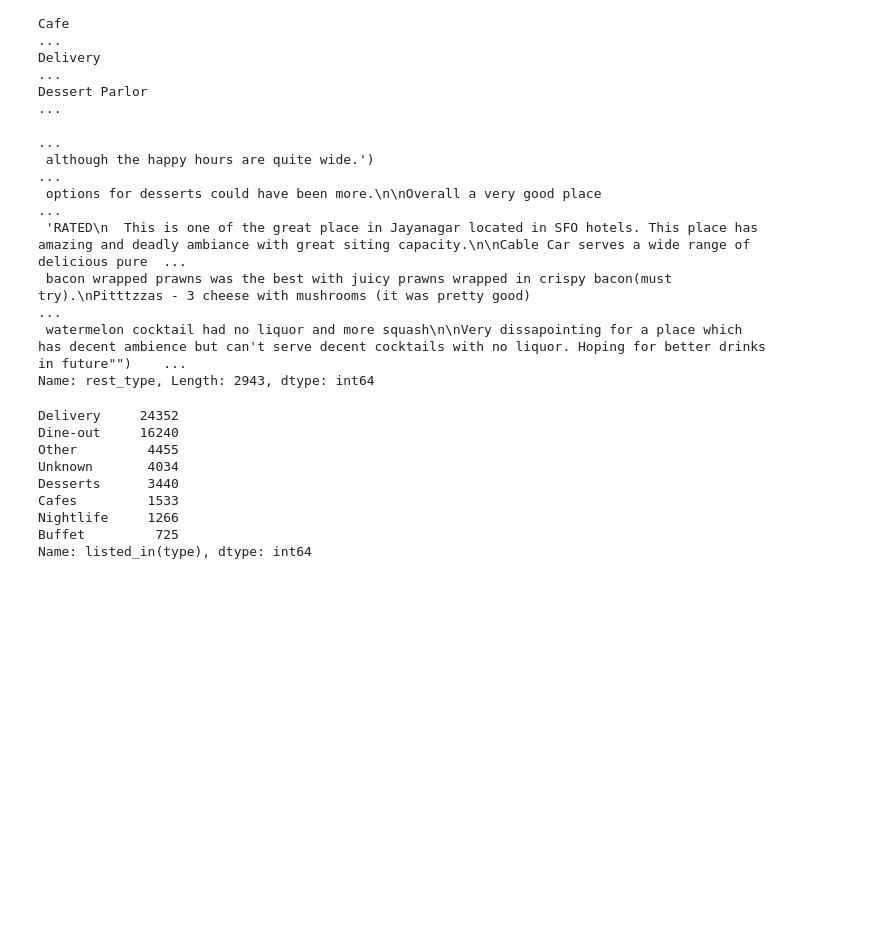
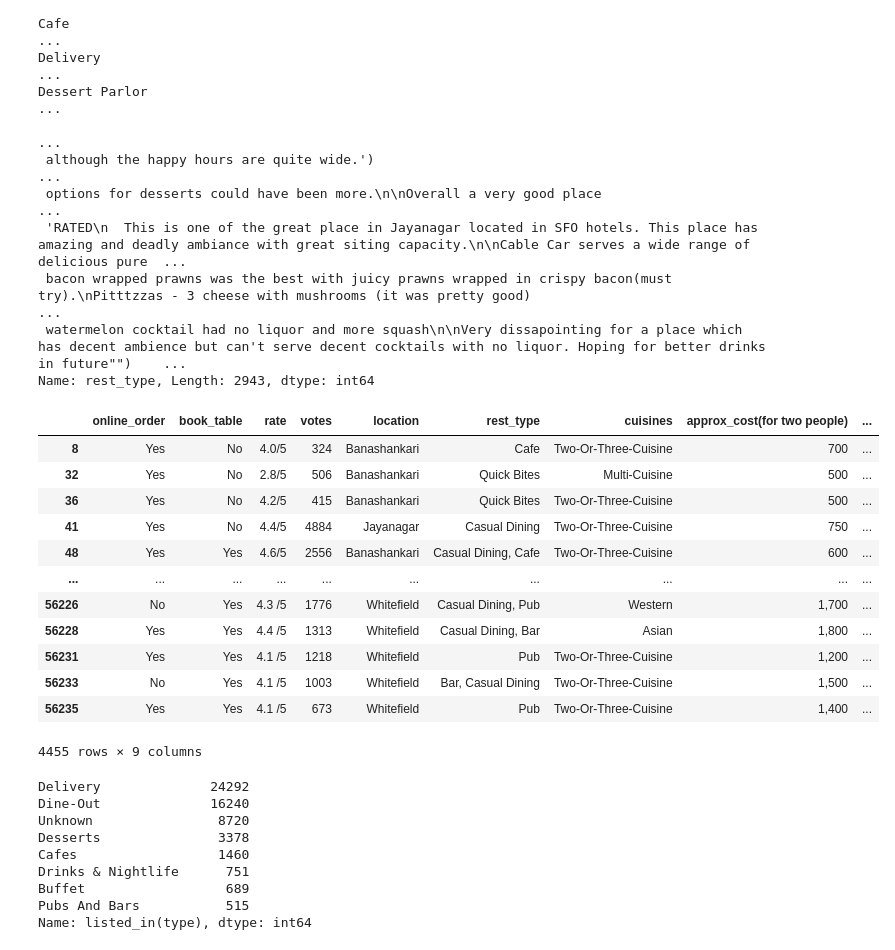
Before and after one commit to 3-vasu31/Food-Analysis, a Jupyter notebook: Test_Model/test2.ipynb, the cells around one changed output. Cells and saved outputs as stored; diff of their text form; code cells hidden in the pictures; blank space fills up the shorter version.

Commit message:
Finally my data is cleaned and preprocessed!

```diff
--- a/Test_Model/test2.ipynb
+++ b/Test_Model/test2.ipynb
@@ -75,0 +93,2 @@ df2.drop(columns=['phone'], inplace=True)
+# %%
+df2.drop(columns=['dish_liked'], inplace=True)
@@ -76,3 +97,5 @@ df2.drop(columns=['phone'], inplace=True)
+# %%
+df2.drop(columns= ['name'], inplace=True)
 # %% [markdown]
 ### Working with 'Address' and 'Location' columns to extract useful information
 # %%
@@ -203,7 +224,7 @@ def clean_and_match_location(df, Top_k_features):
     7) Drop intermediate columns used for processing.
     Parameters:
     df (pd.DataFrame): Input dataframe with 'location' and 'address' columns.
-    Top_k_features (int): Number of top locations to retain; others grouped as 'Other'.
+    Top_k_features (int): Number of top locations to retain; others grouped as 'Rare Locations'.
     Returns:
     pd.DataFrame: Dataframe with cleaned and matched 'location' column.
     '''
@@ -223,7 +244,7 @@ def clean_and_match_location(df, Top_k_features):
                 return True
         return False
 
-    # 1) CLEAN LOCATION COLUMN
+    #CLEAN LOCATION COLUMN
     def clean_location_text(loc):
         if pd.isna(loc) or contains_invalid_pattern(loc):
             return None
@@ -251,7 +272,7 @@ def clean_and_match_location(df, Top_k_features):
     df['location_cleaned'] = df['location'].apply(clean_location_text)
 
 
-    # 2) CLEAN ADDRESS COLUMN BEFORE EXTRACTION
+    #CLEAN ADDRESS COLUMN BEFORE EXTRACTION
     def clean_address(addr):
         if pd.isna(addr) or contains_invalid_pattern(addr):
             return None
@@ -260,7 +281,7 @@ def clean_and_match_location(df, Top_k_features):
     df['address_clean'] = df['address'].apply(clean_address)
 
 
-    # 3) EXTRACT LOCATION FROM ADDRESS
+    #EXTRACT LOCATION FROM ADDRESS
     def extract_location_from_address(addr):
         if addr is None:
             return None
@@ -283,7 +304,7 @@ def clean_and_match_location(df, Top_k_features):
     df['address_location'] = df['address_clean'].apply(extract_location_from_address)
 
 
-    # 4) MATCH SCORE
+    #MATCH SCORE
     def calculate_match_score(row):
         loc = row['location_cleaned']
         addr = row['address_location']
@@ -303,7 +324,7 @@ def clean_and_match_location(df, Top_k_features):
     df['location_match_score'] = df.apply(calculate_match_score, axis=1)
 
 
-    # 5) CHOOSE FINAL LOCATION
+    #CHOOSE FINAL LOCATION
     def get_final_location(row):
         if row['location_cleaned'] is not None and row['location_match_score'] >= 2:
             return row['location_cleaned']
@@ -319,17 +340,17 @@ def clean_and_match_location(df, Top_k_features):
     df['location_final'] = df['location_final'].fillna('Unknown')
 
 
-    # 6) GROUP RARE LOCATIONS
+    #GROUP RARE LOCATIONS
     top_n = Top_k_features
     location_counts = df['location_final'].value_counts()
     top_locations = location_counts.head(top_n).index
 
     df['location'] = df['location_final'].apply(
-        lambda x: x if x in top_locations else 'Unknown'
+        lambda x: x if x in top_locations else 'Rare Locations'
     )
 
 
-    # 7) DROP INTERMEDIATE COLUMNS
+    #DROP INTERMEDIATE COLUMNS
 
     df = df.drop(columns=[
         'location_cleaned',
@@ -384,8 +405,8 @@ def map_cuisine(cuisine):
     """
     Maps cuisine strings to cuisine groups.
     - If restaurant falls into 1 group: returns that group
-    - If restaurant falls into 2-3 groups: returns 'Multi-Cuisine'
-    - If falls into >3 groups or no match: returns 'Other'
+    - If restaurant falls into 2-3 groups: returns 'Two-Or-Three-Cuisine'
+    - If falls into >3 groups or no match: returns 'Multi-Cuisine'
     """
     if pd.isnull(cuisine):
         return "Other"
@@ -533,6 +584,22 @@ Dessert Parlor
  bacon wrapped prawns was the best with juicy prawns wrapped in crispy bacon(must try).\nPitttzzas - 3 cheese with mushrooms (it was pretty good)                                                        ...
  watermelon cocktail had no liquor and more squash\n\nVery dissapointing for a place which has decent ambience but can't serve decent cocktails with no liquor. Hoping for better drinks in future"")    ...
 Name: rest_type, Length: 2943, dtype: int64
+# %%
+df2[df2['listed_in(type)'].isnull()]
+# %% [output]
+|  | online_order | book_table | rate | votes | location | rest_type | cuisines | approx_cost(for two people) | ... |
+| 8 | Yes | No | 4.0/5 | 324 | Banashankari | Cafe | Two-Or-Three-Cuisine | 700 | ... |
+| 32 | Yes | No | 2.8/5 | 506 | Banashankari | Quick Bites | Multi-Cuisine | 500 | ... |
+| 36 | Yes | No | 4.2/5 | 415 | Banashankari | Quick Bites | Two-Or-Three-Cuisine | 500 | ... |
+| 41 | Yes | No | 4.4/5 | 4884 | Jayanagar | Casual Dining | Two-Or-Three-Cuisine | 750 | ... |
+| 48 | Yes | Yes | 4.6/5 | 2556 | Banashankari | Casual Dining, Cafe | Two-Or-Three-Cuisine | 600 | ... |
+| ... | ... | ... | ... | ... | ... | ... | ... | ... | ... |
+| 56226 | No | Yes | 4.3 /5 | 1776 | Whitefield | Casual Dining, Pub | Western | 1,700 | ... |
+| 56228 | Yes | Yes | 4.4 /5 | 1313 | Whitefield | Casual Dining, Bar | Asian | 1,800 | ... |
+| 56231 | Yes | Yes | 4.1 /5 | 1218 | Whitefield | Pub | Two-Or-Three-Cuisine | 1,200 | ... |
+| 56233 | No | Yes | 4.1 /5 | 1003 | Whitefield | Bar, Casual Dining | Two-Or-Three-Cuisine | 1,500 | ... |
+| 56235 | Yes | Yes | 4.1 /5 | 673 | Whitefield | Pub | Two-Or-Three-Cuisine | 1,400 | ... |
+4455 rows × 9 columns
 # %%
 # 1. Clean rest_type (establishment format)
 def clean_rest_type(rest_type):
@@ -608,13 +673,13 @@ df3['listed_in(type)'] = df3['listed_in(type)'].apply(clean_listed_type)
 # %%
-df3['listed_in(type)'].value_counts()
+df2['listed_in(type)'].value_counts()
 # %% [output]
-Delivery     24352
-Dine-out     16240
-Other         4455
-Unknown       4034
-Desserts      3440
-Cafes         1533
-Nightlife     1266
-Buffet         725
+Delivery              24292
+Dine-Out              16240
+Unknown                8720
+Desserts               3378
+Cafes                  1460
+Drinks & Nightlife      751
+Buffet                  689
+Pubs And Bars           515
 Name: listed_in(type), dtype: int64
 # %%
```
Also changed, not shown: parts of 42 cells of this notebook.
